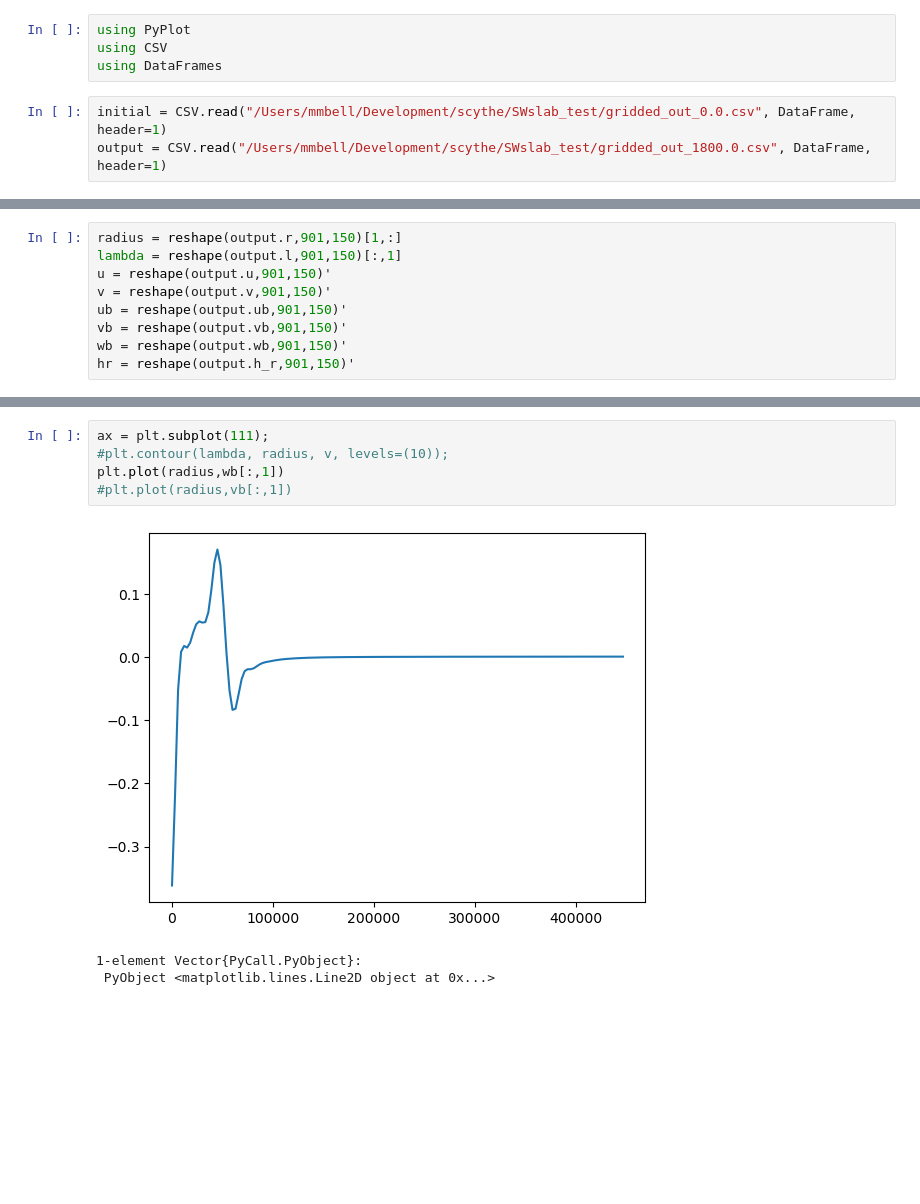
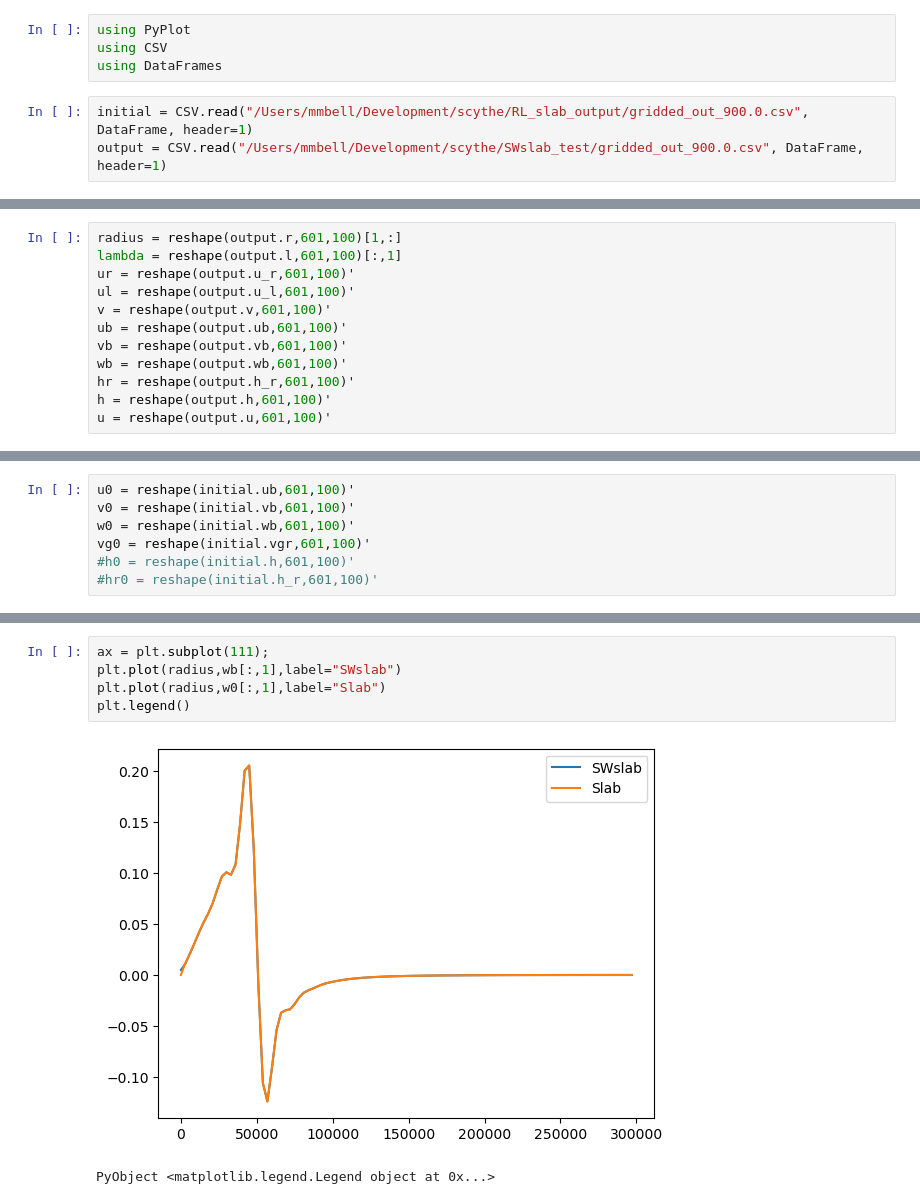
Before and after one commit to mmbell/Scythe.jl, a Jupyter notebook: Notebooks/plot_RL_tests.ipynb, the cells around one changed output, grey strips where cells are left out. Saved outputs shown, nothing was run; the diff lists cells and outputs as text; blank space fills up the shorter version.

Commit message:
Updated Oneway_ShallowWater_Slab

```diff
--- a/Notebooks/plot_RL_tests.ipynb
+++ b/Notebooks/plot_RL_tests.ipynb
@@ -3,6 +3,6 @@ using PyPlot
 using CSV
 using DataFrames
 # %%
-initial = CSV.read("/Users/mmbell/Development/scythe/SWslab_test/gridded_out_0.0.csv", DataFrame, header=1)
-output = CSV.read("/Users/mmbell/Development/scythe/SWslab_test/gridded_out_1800.0.csv", DataFrame, header=1)
+initial = CSV.read("/Users/mmbell/Development/scythe/RL_slab_output/gridded_out_900.0.csv", DataFrame, header=1)
+output = CSV.read("/Users/mmbell/Development/scythe/SWslab_test/gridded_out_900.0.csv", DataFrame, header=1)
 # %% [output]
@@ -27,11 +27,14 @@ output = CSV.read("/Users/mmbell/Development/scythe/SWslab_test/gridded_out_1800
 | ⋮ | ⋮ | ⋮ | ⋮ | ⋮ | ⋮ | ⋮ | ⋮ | ⋮ |
 # %%
-radius = reshape(output.r,901,150)[1,:]
-lambda = reshape(output.l,901,150)[:,1]
-u = reshape(output.u,901,150)'
-v = reshape(output.v,901,150)'
-ub = reshape(output.ub,901,150)'
-vb = reshape(output.vb,901,150)'
-wb = reshape(output.wb,901,150)'
-hr = reshape(output.h_r,901,150)'
+radius = reshape(output.r,601,100)[1,:]
+lambda = reshape(output.l,601,100)[:,1]
+ur = reshape(output.u_r,601,100)'
+ul = reshape(output.u_l,601,100)'
+v = reshape(output.v,601,100)'
+ub = reshape(output.ub,601,100)'
+vb = reshape(output.vb,601,100)'
+wb = reshape(output.wb,601,100)'
+hr = reshape(output.h_r,601,100)'
+h = reshape(output.h,601,100)'
+u = reshape(output.u,601,100)'
 # %% [output]
@@ -54,0 +58,7 @@ hr = reshape(output.h_r,901,150)'
+# %%
+u0 = reshape(initial.ub,601,100)'
+v0 = reshape(initial.vb,601,100)'
+w0 = reshape(initial.wb,601,100)'
+vg0 = reshape(initial.vgr,601,100)'
+#h0 = reshape(initial.h,601,100)'
+#hr0 = reshape(initial.h_r,601,100)'
@@ -72,9 +97,8 @@ plt.savefig("shallow_water_test.png")
 # %%
 ax = plt.subplot(111);
-#plt.contour(lambda, radius, v, levels=(10));
-plt.plot(radius,wb[:,1])
-#plt.plot(radius,vb[:,1])
+plt.plot(radius,wb[:,1],label="SWslab")
+plt.plot(radius,w0[:,1],label="Slab")
+plt.legend()
 # %% [output]
-[figure, old version]
+[figure, new version]
-1-element Vector{PyCall.PyObject}:
- PyObject <matplotlib.lines.Line2D object at 0x...>
+PyObject <matplotlib.legend.Legend object at 0x...>
```
Also changed, not shown: parts of 4 cells of this notebook, 6 other files.
